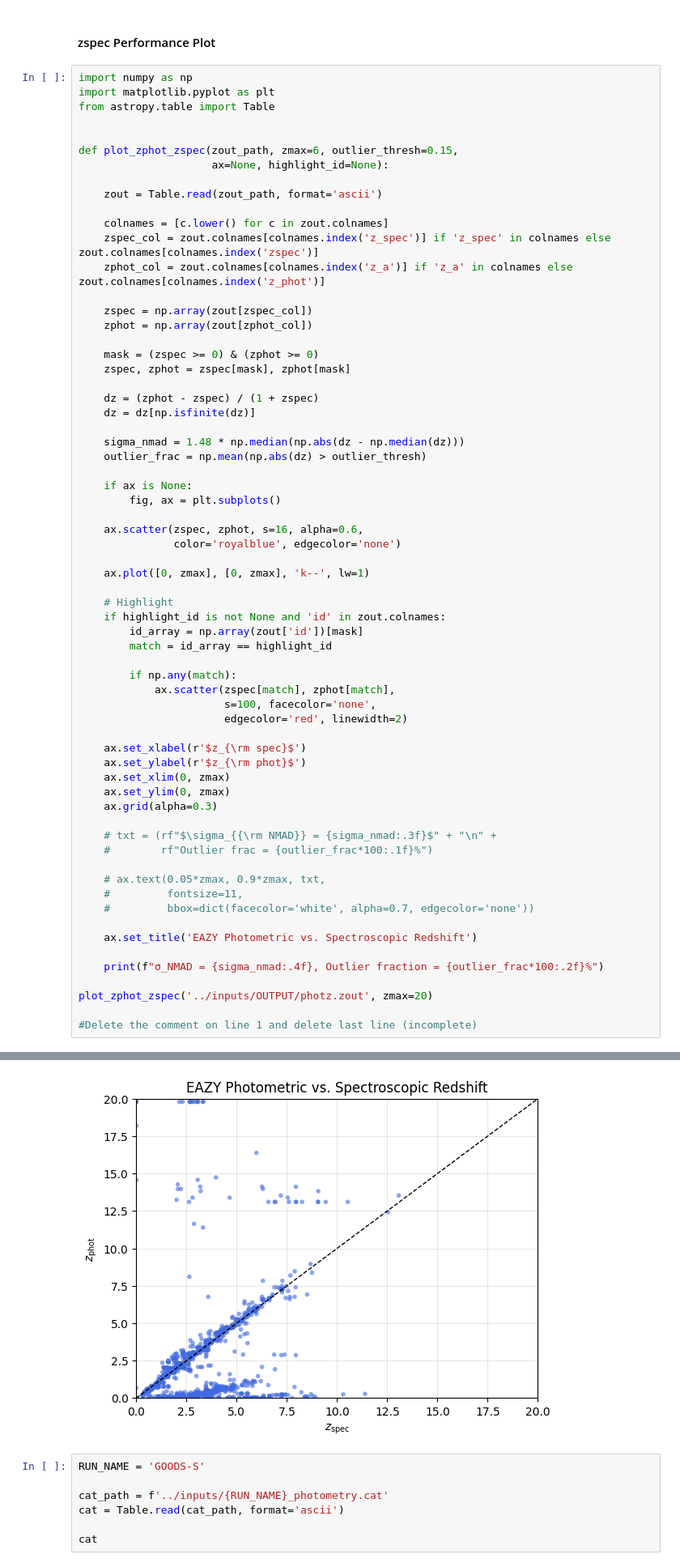
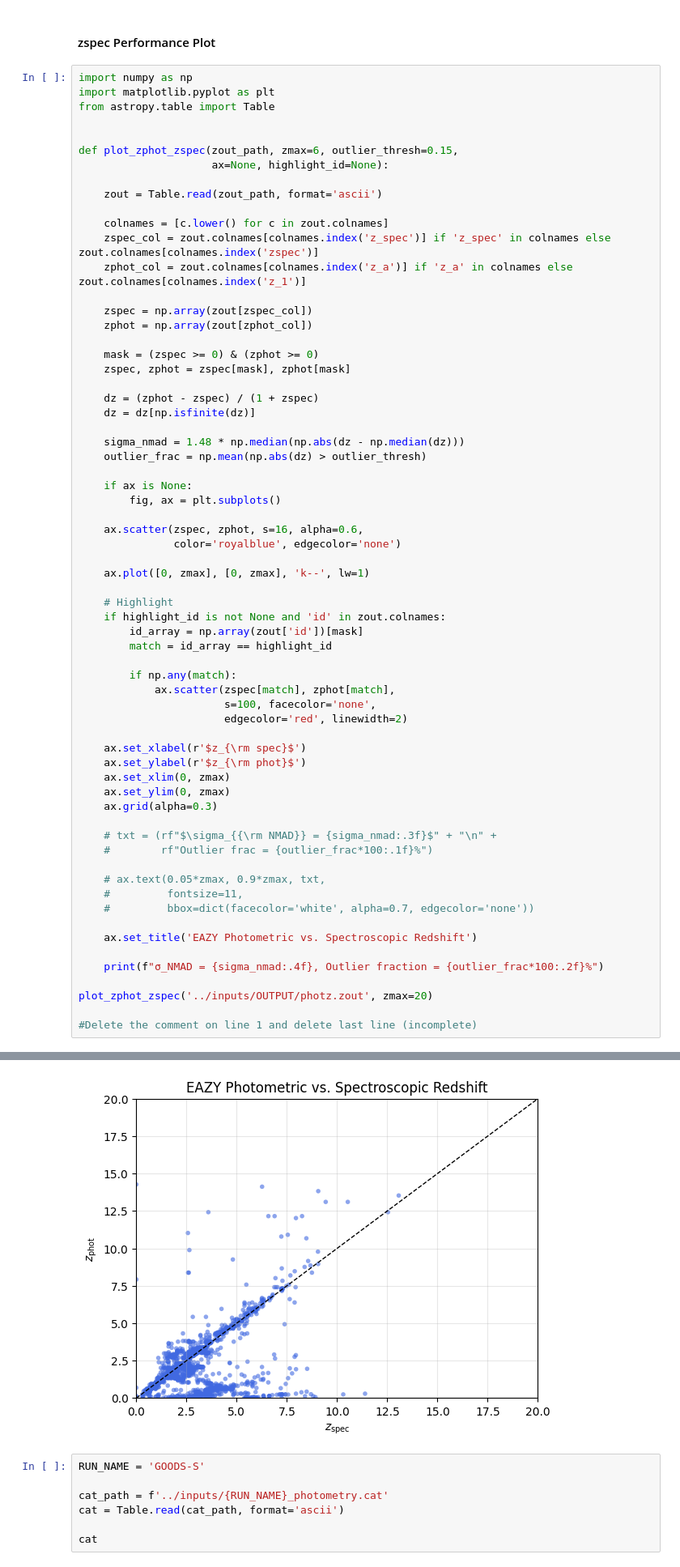
Before and after one commit to sfremy/my-eazy-jwst, a Jupyter notebook: scripts/eazy_imaging.ipynb, the cells around one changed output, grey strips where cells are left out. Shown at 81% size. Saved outputs shown, nothing was run; the diff lists cells and outputs as text.

```diff
--- a/scripts/eazy_imaging.ipynb
+++ b/scripts/eazy_imaging.ipynb
@@ -21,7 +21,7 @@ def plot_zphot_zspec(zout_path, zmax=6, outlier_thresh=0.15,
 
     colnames = [c.lower() for c in zout.colnames]
     zspec_col = zout.colnames[colnames.index('z_spec')] if 'z_spec' in colnames else zout.colnames[colnames.index('zspec')]
-    zphot_col = zout.colnames[colnames.index('z_a')] if 'z_a' in colnames else zout.colnames[colnames.index('z_phot')]
+    zphot_col = zout.colnames[colnames.index('z_a')] if 'z_a' in colnames else zout.colnames[colnames.index('z_1')]
 
     zspec = np.array(zout[zspec_col])
     zphot = np.array(zout[zphot_col])
@@ -78,4 +78,4 @@ plot_zphot_zspec('../inputs/OUTPUT/photz.zout', zmax=20)
-[figure, old version]
+[figure, new version]
 # %%
 RUN_NAME = 'GOODS-S'
 
```
Also changed, not shown: parts of 1 cell of this notebook, 1 other file.
